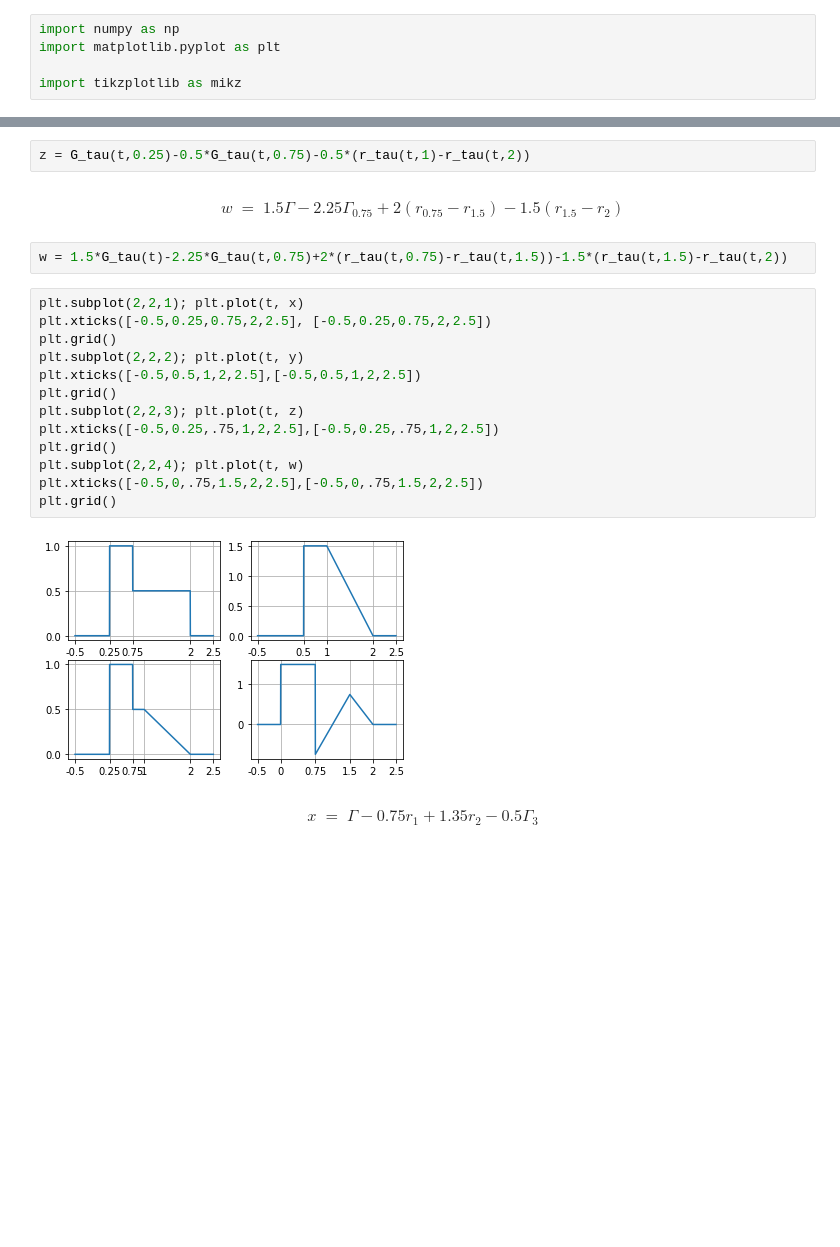
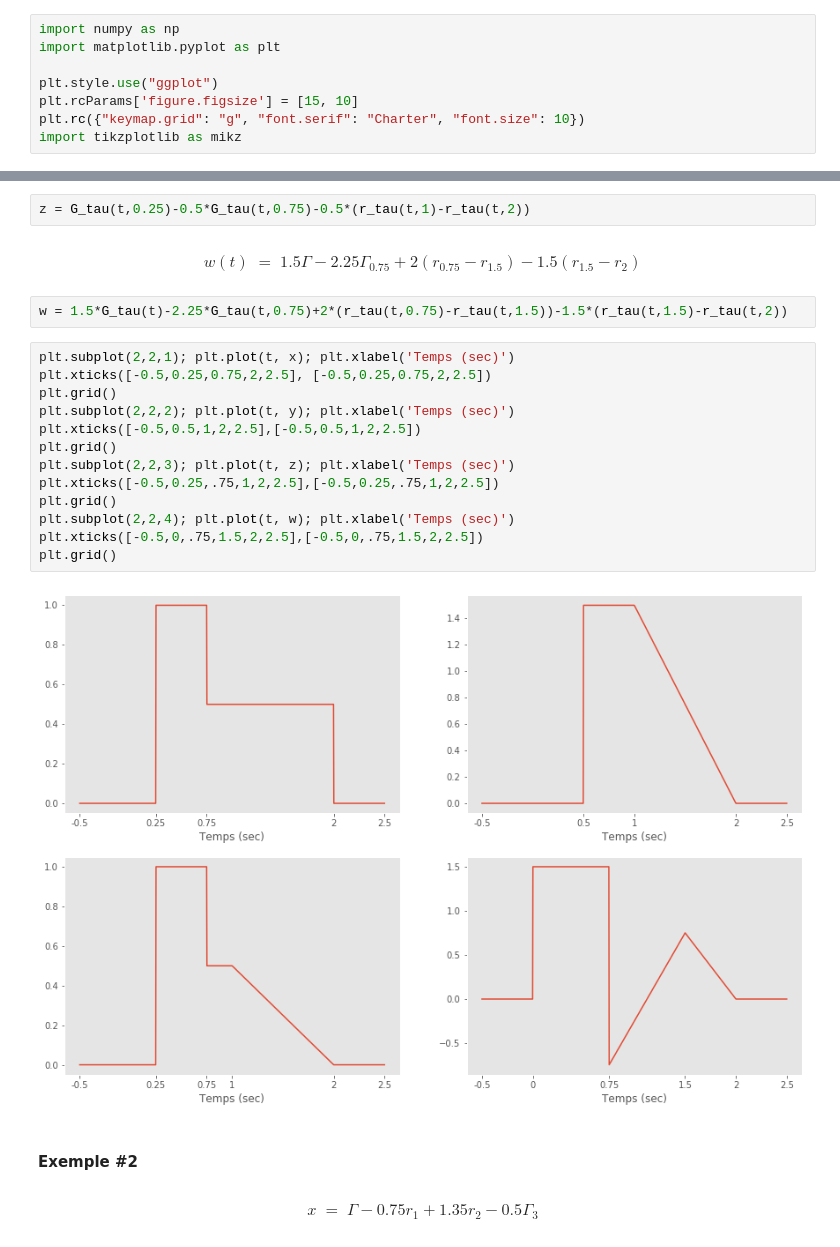
Before and after one commit to a-mhamdi/cosnip, a Jupyter notebook: Python/sig-proc/code-ts.ipynb, the cells around one changed output, grey strips where cells are left out. Saved outputs shown, nothing was run; the diff lists cells and outputs as text; blank space fills up the shorter version.

```diff
--- a/Python/sig-proc/code-ts.ipynb
+++ b/Python/sig-proc/code-ts.ipynb
@@ -2,4 +17,7 @@
 import numpy as np
 import matplotlib.pyplot as plt
 
+plt.style.use("ggplot")
+plt.rcParams['figure.figsize'] = [15, 10]
+plt.rc({"keymap.grid": "g", "font.serif": "Charter", "font.size": 10})
 import tikzplotlib as mikz
@@ -99,24 +125,26 @@ $$z(t) \;=\; \Gamma_{0.25}-0.5\Gamma_{0.75}-0.5\left(r_1-r_2\right)$$
 # %%
 z = G_tau(t,0.25)-0.5*G_tau(t,0.75)-0.5*(r_tau(t,1)-r_tau(t,2))
 # %% [markdown]
-$$w \;=\; 1.5\Gamma-2.25\Gamma_{0.75}+2\left(r_{0.75}-r_{1.5}\right)-1.5\left(r_{1.5}-r_{2}\right)$$
+$$w(t) \;=\; 1.5\Gamma-2.25\Gamma_{0.75}+2\left(r_{0.75}-r_{1.5}\right)-1.5\left(r_{1.5}-r_{2}\right)$$
 # %%
 w = 1.5*G_tau(t)-2.25*G_tau(t,0.75)+2*(r_tau(t,0.75)-r_tau(t,1.5))-1.5*(r_tau(t,1.5)-r_tau(t,2))
 # %%
-plt.subplot(2,2,1); plt.plot(t, x)
+plt.subplot(2,2,1); plt.plot(t, x); plt.xlabel('Temps (sec)')
 plt.xticks([-0.5,0.25,0.75,2,2.5], [-0.5,0.25,0.75,2,2.5])
 plt.grid()
-plt.subplot(2,2,2); plt.plot(t, y)
+plt.subplot(2,2,2); plt.plot(t, y); plt.xlabel('Temps (sec)')
 plt.xticks([-0.5,0.5,1,2,2.5],[-0.5,0.5,1,2,2.5])
 plt.grid()
-plt.subplot(2,2,3); plt.plot(t, z)
+plt.subplot(2,2,3); plt.plot(t, z); plt.xlabel('Temps (sec)')
 plt.xticks([-0.5,0.25,.75,1,2,2.5],[-0.5,0.25,.75,1,2,2.5])
 plt.grid()
-plt.subplot(2,2,4); plt.plot(t, w)
+plt.subplot(2,2,4); plt.plot(t, w); plt.xlabel('Temps (sec)')
 plt.xticks([-0.5,0,.75,1.5,2,2.5],[-0.5,0,.75,1.5,2,2.5])
 plt.grid()
 # %% [output]
-[figure, old version]
+[figure, new version]
+# %% [markdown]
+#### Exemple \#2
 # %% [markdown]
 $$x \;=\; \Gamma-0.75r_1+1.35r_2-0.5\Gamma_3$$
 # %%
```
Also changed, not shown: parts of 67 cells of this notebook, 4 other files.
